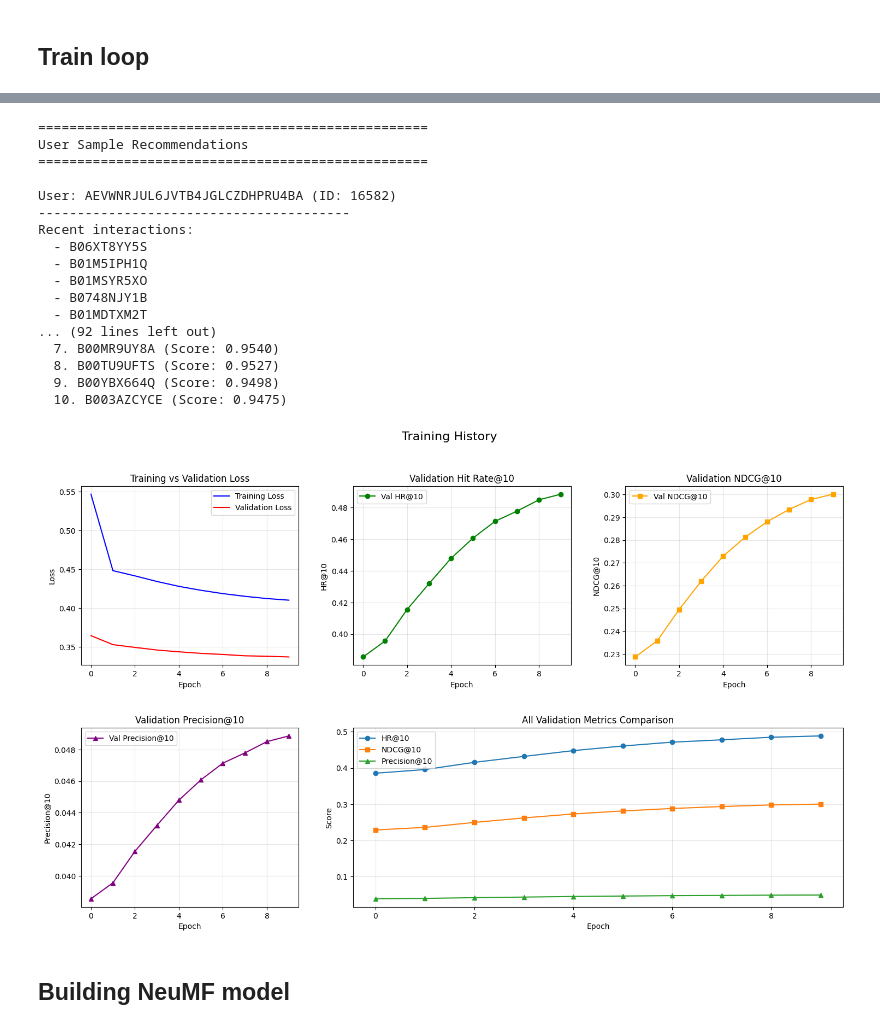
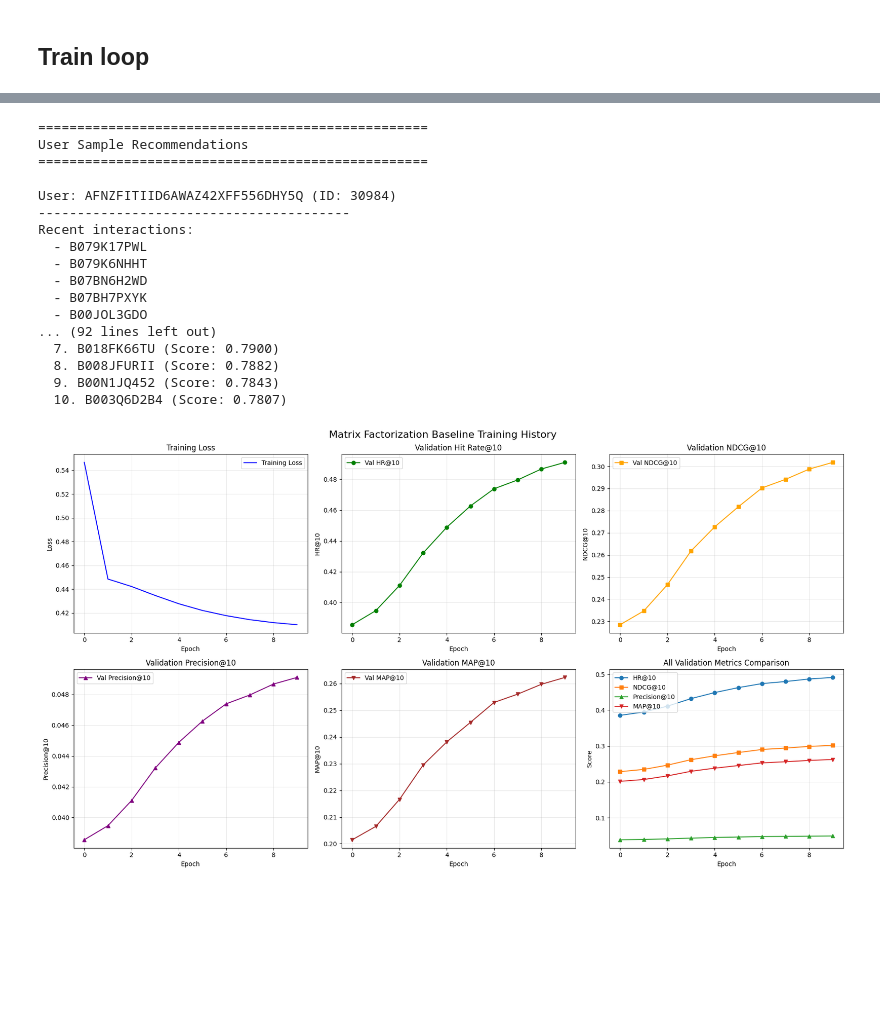
Before and after one commit to almosenja/Recommender-System, a Jupyter notebook: 02_baseline_amazon.ipynb, the cells around one changed output, grey strips where cells are left out. Saved outputs shown, nothing was run; the diff lists cells and outputs as text; code cells hidden in the pictures; blank space fills up the shorter version.

Commit message:
Modified baseline

```diff
--- a/02_baseline_amazon.ipynb
+++ b/02_baseline_amazon.ipynb
@@ -107,29 +110,29 @@ df.head()
 def preprocess_dataset(df, min_user_interactions=5, min_item_interactions=5):
     # Make it implicit
     df["label"] = 1.0
-
     # Filter users and items with less than 5 interactions
     user_counts = df["user"].value_counts()
     item_counts = df["item"].value_counts()
-
     valid_users = user_counts[user_counts >= min_user_interactions].index
     valid_items = item_counts[item_counts >= min_item_interactions].index
-
     df = df[df["user"].isin(valid_users) & df["item"].isin(valid_items)].copy()
     print("After interactions filtering:", len(df), "rows,", df["user"].nunique(), "users,", df["item"].nunique(), "items")
+    return df
 
+def label_encoder(df):
     user_enc = LabelEncoder()
     item_enc = LabelEncoder()
-
     df["user_id"] = user_enc.fit_transform(df["user"])
     df["item_id"] = item_enc.fit_transform(df["item"])
-
-    return {"filtered_df": df,
+    return {"encoded_df": df,
             "user_encoder": user_enc,
             "item_encoder": item_enc}
 
-data_processor = preprocess_dataset(df, min_user_interactions=20, min_item_interactions=20)
-filtered_df = data_processor["filtered_df"]
+filtered_df = preprocess_dataset(df, min_user_interactions=20, min_item_interactions=20)
+le = label_encoder(filtered_df)
+filtered_df = le["encoded_df"]
+user_enc = le["user_encoder"]
+item_enc = le["item_encoder"]
 # %% [output]
 After interactions filtering: 2557292 rows, 75821 users, 114321 items
 # %%
@@ -290,11 +363,12 @@ def evaluate_ranking_loader(model, eval_loader, loss_fn, k=10, device="cpu"):
     sum_hr = 0.0
     sum_ndcg = 0.0
     sum_prec = 0.0
+    sum_ap = 0.0
 
     sum_val_loss = 0.0
     n_loss_batches = 0
 
-    for users, cand in eval_loader:
+    for users, cand in tqdm(eval_loader, desc="Evaluating"):
         users = users.to(device, non_blocking=True)
         cand = torch.as_tensor(cand, dtype=torch.long, device=device)
         B, C = cand.shape
@@ -313,10 +387,12 @@ def evaluate_ranking_loader(model, eval_loader, loss_fn, k=10, device="cpu"):
         hit = (rank <= k).float()
         ndcg = torch.where(rank <= k, 1.0 / torch.log2(rank.float() + 1), torch.zeros_like(hit))
         precision = hit / float(k)
+        ap = 1.0 / rank.float()
 
         sum_hr += hit.sum().item()
         sum_ndcg += ndcg.sum().item()
         sum_prec += precision.sum().item()
+        sum_ap += ap.sum().item()
         total += B
 
         # Validation loss: labels = [1, 0, 0, ...]
@@ -330,6 +406,7 @@ def evaluate_ranking_loader(model, eval_loader, loss_fn, k=10, device="cpu"):
         "HR@K": sum_hr / total if total else 0.0,
         "NDCG@K": sum_ndcg / total if total else 0.0,
         "Precision@K": sum_prec / total if total else 0.0,
+        "MAP@K": sum_ap / total if total else 0.0,
         "Val loss": sum_val_loss / max(n_loss_batches, 1)
     }
     return metrics
@@ -343,7 +420,6 @@ def model_trainer(
         epochs,
         loss_fn,
         optimizer,
-        lr=0.001,
         k=10,             # kept to log hyperparams
         device="cpu",
         save_dir="model"
@@ -381,7 +457,7 @@ def model_trainer(
         # Eval (batched)
         m = evaluate_ranking_loader(model, eval_loader, loss_fn, k=k, device=device)
         val_losses.append(m["Val loss"])
-        val_metrics_log.append({k_: m[k_] for k_ in ["HR@K", "NDCG@K", "Precision@K"]})
+        val_metrics_log.append({k_: m[k_] for k_ in ["HR@K", "NDCG@K", "Precision@K", "MAP@K"]})
 
         # Checkpointing by NDCG
         if m["NDCG@K"] > best_ndcg:
@@ -396,6 +472,7 @@ def model_trainer(
         writer.add_scalar(f"Metrics/Val_HR@{k}", m["HR@K"], epoch)
         writer.add_scalar(f"Metrics/Val_NDCG@{k}", m["NDCG@K"], epoch)
         writer.add_scalar(f"Metrics/Val_Precision@{k}", m["Precision@K"], epoch)
+        writer.add_scalar(f"Metrics/Val_MAP@{k}", m["MAP@K"], epoch)
 
         print(
             f"Epoch {epoch+1}/{epochs}  "
@@ -404,6 +481,7 @@ def model_trainer(
             f"HR@{k} {m['HR@K']:.4f}  "
             f"NDCG@{k} {m['NDCG@K']:.4f}  "
             f"Precision@{k} {m['Precision@K']:.4f}  "
+            f"MAP@{k} {m['MAP@K']:.4f}  "
             f"{'(new best)' if m['NDCG@K'] == best_ndcg and best_epoch==epoch+1 else ''}  "
             f"Time {time.time()-t0:.2f}s"
         )
@@ -424,7 +504,6 @@ def model_trainer(
 # %%
 # Simple Matrix Factorization model (dot product)
 class MatrixFactorization(nn.Module):
-    """Improved MF model with dropout and better initialization"""
     def __init__(self, n_users, n_items, embedding_dim):
         super().__init__()
         self.user_embedding = nn.Embedding(n_users, embedding_dim)
@@ -586,7 +667,9 @@ def show_sample_recommendations(
 # “Online-style” (no future knowledge):
 show_sample_recommendations(
     best_model,
-    data_processor,
+    filtered_df,
+    user_enc,
+    item_enc,
     pos_items_by_user=pos_items_by_user,     # exclude TRAIN-only
     history_by_user=history_by_user_train,
     num_users=5, top_k=10
@@ -596,17 +679,17 @@ show_sample_recommendations(
 User Sample Recommendations
 ==================================================
 
-User: AEVWNRJUL6JVTB4JGLCZDHPRU4BA (ID: 16582)
+User: AFNZFITIID6AWAZ42XFF556DHY5Q (ID: 30984)
 ----------------------------------------
 Recent interactions:
-  - B06XT8YY5S
-  - B01M5IPH1Q
-  - B01MSYR5XO
-  - B0748NJY1B
-  - B01MDTXM2T
+  - B079K17PWL
+  - B079K6NHHT
+  - B07BN6H2WD
+  - B07BH7PXYK
+  - B00JOL3GDO
 ... (92 lines left out)
-  7. B00MR9UY8A (Score: 0.9540)
-  8. B00TU9UFTS (Score: 0.9527)
-  9. B00YBX664Q (Score: 0.9498)
-  10. B003AZCYCE (Score: 0.9475)
+  7. B018FK66TU (Score: 0.7900)
+  8. B008JFURII (Score: 0.7882)
+  9. B00N1JQ452 (Score: 0.7843)
+  10. B003Q6D2B4 (Score: 0.7807)
 # %%
@@ -655,7 +767,12 @@ def plot_training_history(train_losses, val_losses, val_metrics, save_path='trai
     plt.show()
 # %%
-plot_training_history(train_losses, val_losses, val_metrics, save_path='training_history.png')
+plot_training_history(
+    train_losses,
+    val_losses,
+    val_metrics,
+    k=10,
+    model_name="Matrix Factorization Baseline",
+    save_path="training_history.png"
+)
 # %% [output]
-[figure, old version]
+[figure, new version]
-# %% [markdown]
-## Building NeuMF model
```
Also changed, not shown: parts of 24 cells of this notebook.
